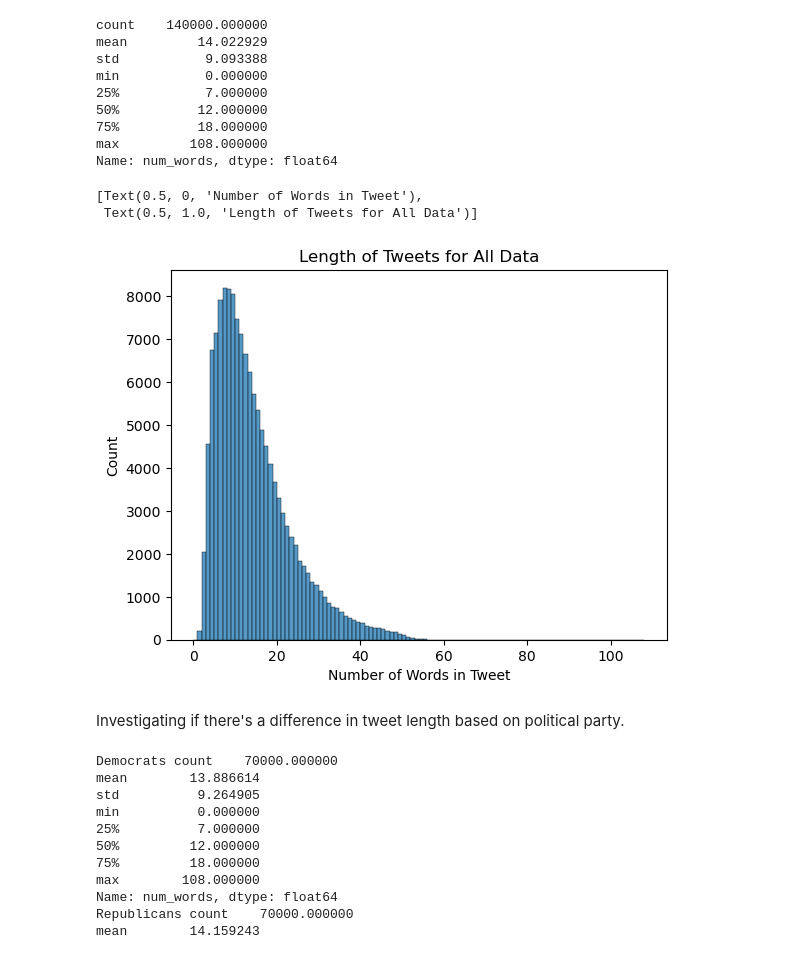
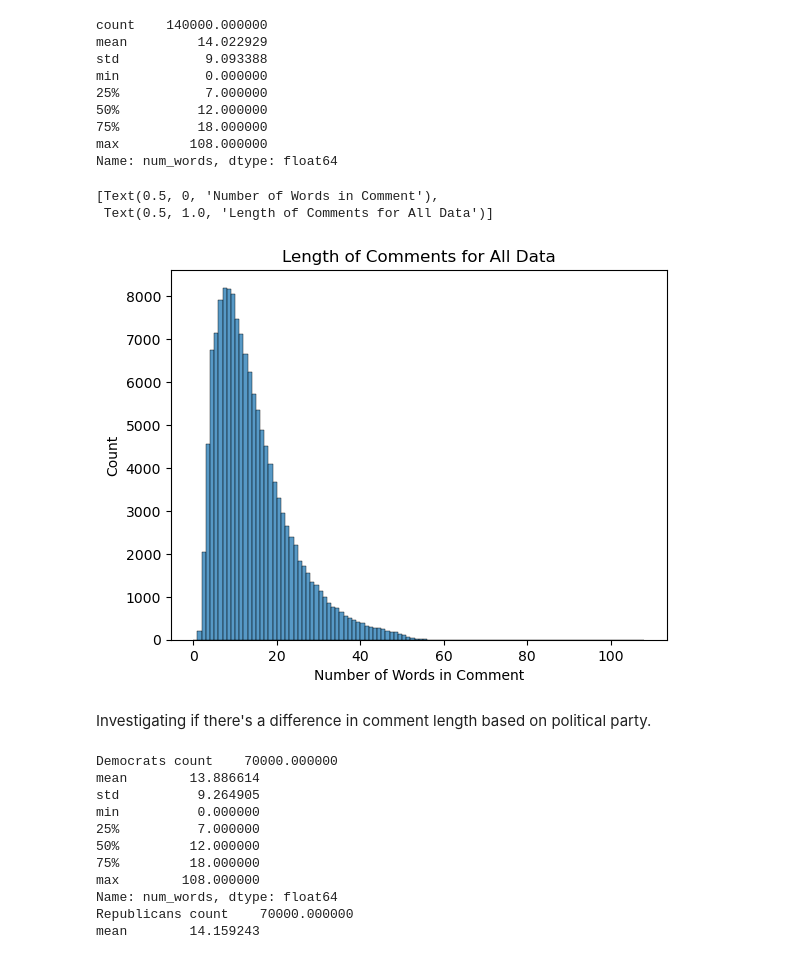
Before and after one commit to carolinemoy/STATS-507-Final-Project, a Jupyter notebook: Final Project.ipynb, the cells around one changed output. Drawn from its saved outputs; the diff is of its cells as text; code cells hidden in the pictures.

```diff
--- a/Final Project.ipynb
+++ b/Final Project.ipynb
@@ -119,14 +123,13 @@ max         108.000000
 Name: num_words, dtype: float64
 # %%
 ax = sns.histplot(data = tweets_all, x = 'num_words', binwidth = 1)
-ax.set(xlabel = "Number of Words in Tweet", title = "Length of Tweets for All Data")
-#ax.title("Length of Tweets in All Data")
+ax.set(xlabel = "Number of Words in Comment", title = "Length of Comments for All Data")
 # %% [output]
-[Text(0.5, 0, 'Number of Words in Tweet'),
- Text(0.5, 1.0, 'Length of Tweets for All Data')]
+[Text(0.5, 0, 'Number of Words in Comment'),
+ Text(0.5, 1.0, 'Length of Comments for All Data')]
-[figure, old version]
+[figure, new version]
 # %% [markdown]
-Investigating if there's a difference in tweet length based on political party.
+Investigating if there's a difference in comment length based on political party.
 # %%
 dem_tweet_stat = tweets_all[tweets_all['label'] == 'democratic']['num_words'].describe()
 rep_tweet_stat = tweets_all[tweets_all['label'] == 'republican']['num_words'].describe()
```
Also changed, not shown: parts of 26 cells of this notebook.
